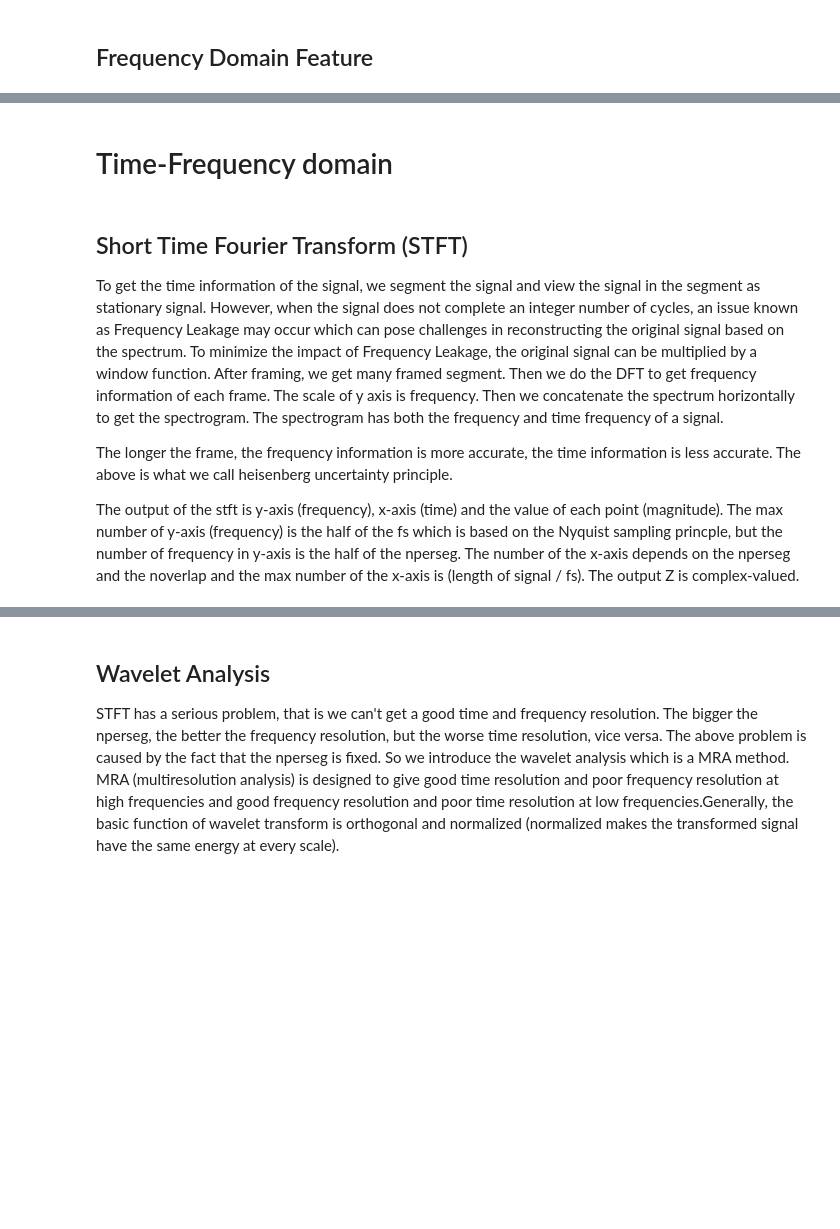
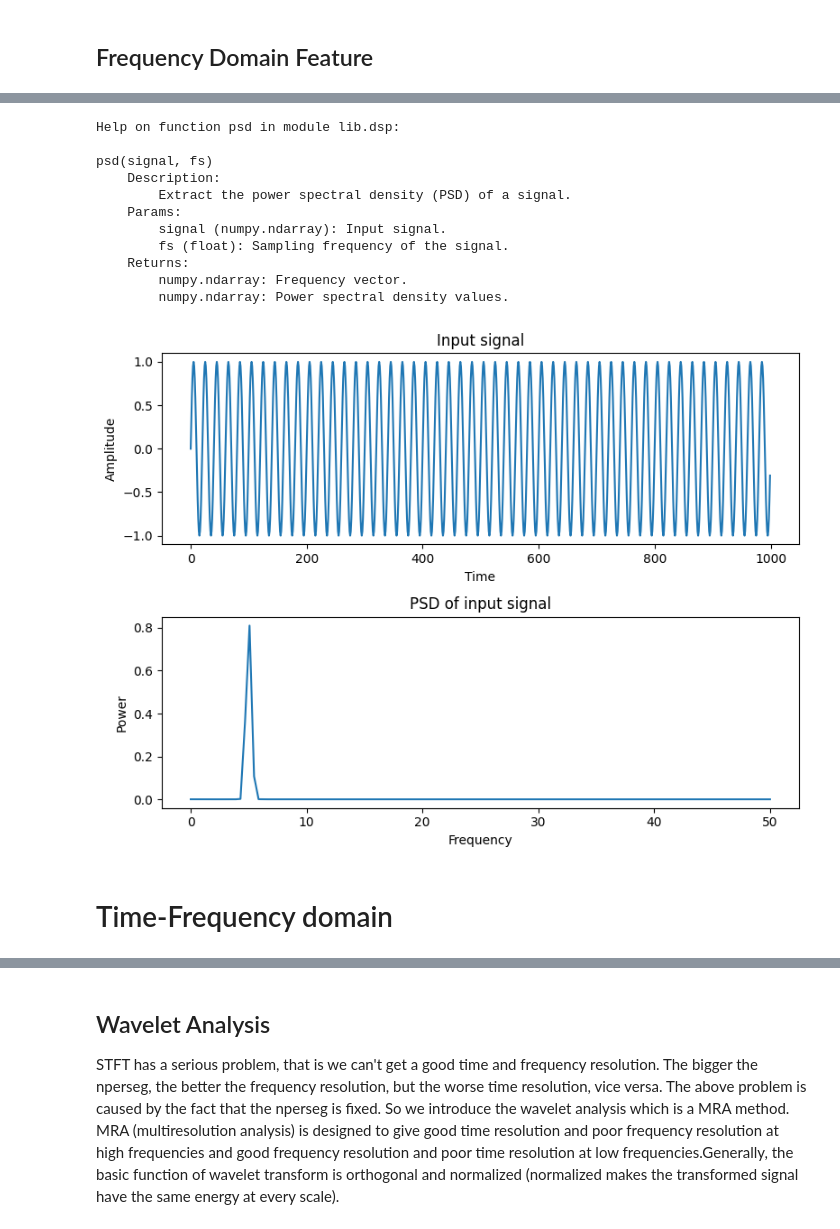
Before and after one commit to wsonguga/SensorAI, a Jupyter notebook: tutorials/tutorial_dsp.ipynb, the cells around one changed output, grey strips where cells are left out. Cells and saved outputs as stored; diff of their text form; code cells hidden in the pictures; blank space fills up the shorter version.

```diff
--- a/tutorials/tutorial_dsp.ipynb
+++ b/tutorials/tutorial_dsp.ipynb
@@ -3651,34 +3767,40 @@ where $x$ denotes the time-domain signal and $j$ denotes the imaginary unit.
 # %%
 import numpy as np
 from lib.dsp import psd, scg_simulate
 import matplotlib.pyplot as plt
 
 help(psd)
 
 fs = 100
-signal = scg_simulate()[:1000]
+#signal = scg_simulate()[:1000]
+signal = sine_wave(duration=10, sampling_rate=100, frequency=5) # Change freq. and notice change in PSD
 f,p = psd(signal, fs)
 
 fig, axis = plt.subplots(2,1,figsize=(8,6))
 axis[0].set_title("Input signal")
 axis[0].plot(signal)
 axis[0].set_xlabel("Time")
 axis[0].set_ylabel("Amplitude")
 
 
 axis[1].set_title("PSD of input signal")
 axis[1].plot(f,p)
 axis[1].set_xlabel("Frequency")
 axis[1].set_ylabel("Power")
 plt.tight_layout()
 plt.show()
+# %% [output]
+Help on function psd in module lib.dsp:
+
+psd(signal, fs)
+    Description:
+        Extract the power spectral density (PSD) of a signal.
+    Params:
+        signal (numpy.ndarray): Input signal.
+        fs (float): Sampling frequency of the signal.
+    Returns:
+        numpy.ndarray: Frequency vector.
+        numpy.ndarray: Power spectral density values.
+[figure, added]
 # %% [markdown]
 # Time-Frequency domain
-# %% [markdown]
-## Short Time Fourier Transform (STFT)
-
-To get the time information of the signal, we segment the signal and view the signal in the segment as stationary signal. However, when the signal does not complete an integer number of cycles, an issue known as Frequency Leakage may occur which can pose challenges in reconstructing the original signal based on the spectrum. To minimize the impact of Frequency Leakage, the original signal can be multiplied by a window function. After framing, we get many framed segment. Then we do the DFT to get frequency information of each frame. The scale of y axis is frequency. Then we concatenate the spectrum horizontally to get the spectrogram. The spectrogram has both the frequency and time frequency of a signal.
-
-The longer the frame, the frequency information is more accurate, the time information is less accurate. The above is what we call heisenberg uncertainty principle.
-
-The output of the stft is y-axis (frequency), x-axis (time) and the value of each point (magnitude). The max number of y-axis (frequency) is the half of the fs which is based on the Nyquist sampling princple, but the number of frequency in y-axis is the half of the nperseg. The number of the x-axis depends on the nperseg and the noverlap and the max number of the x-axis is (length of signal / fs). The output Z is complex-valued.
```
Also changed, not shown: parts of 13 cells of this notebook.
